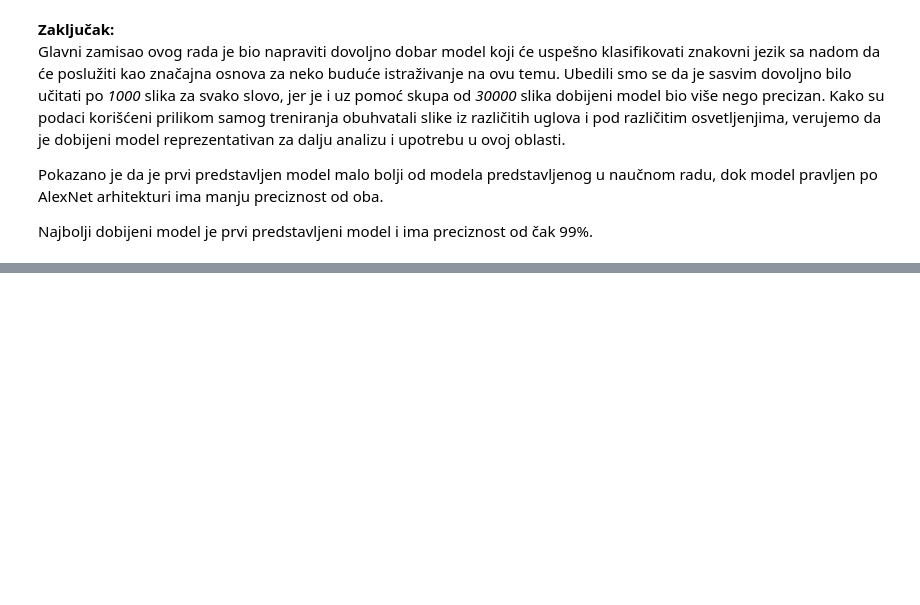
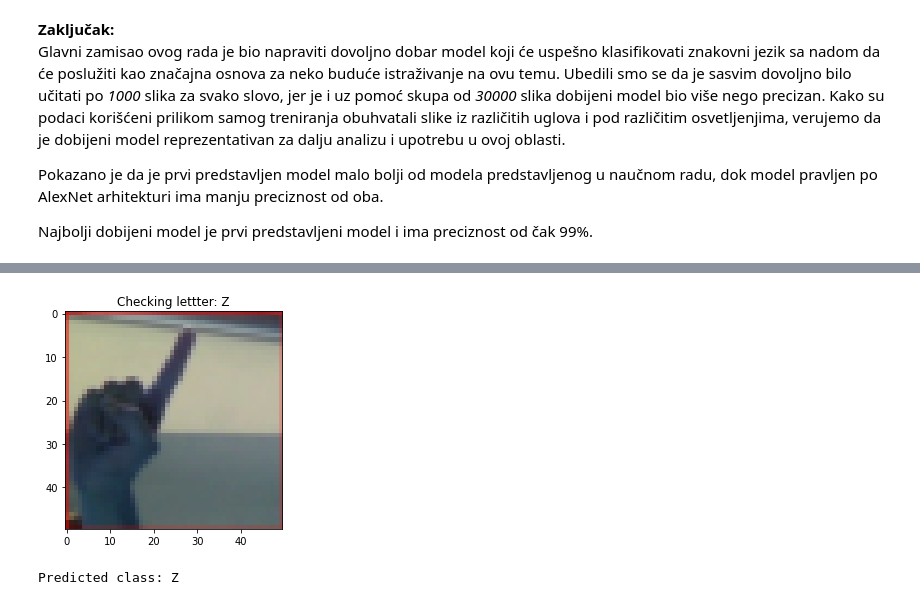
Before and after one commit to zokaaagajich/SignLanguage-ML, a Jupyter notebook: signLanguage-ML.ipynb, the cells around one changed output, grey strips where cells are left out. Saved outputs shown, nothing was run; the diff lists cells and outputs as text; code cells hidden in the pictures; blank space fills up the shorter version.

```diff
--- a/signLanguage-ML.ipynb
+++ b/signLanguage-ML.ipynb
@@ -829,0 +901,5 @@ Najbolji dobijeni model je prvi predstavljeni model i ima preciznost od čak 99%
+# %%
+checkModel(model, letter='Z')
+# %% [output]
+[figure, added]
+Predicted class: Z
```
Also changed, not shown: parts of 16 cells of this notebook.
